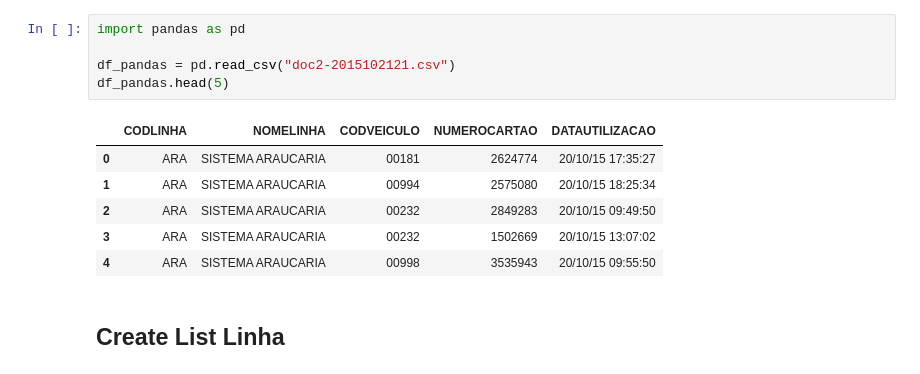
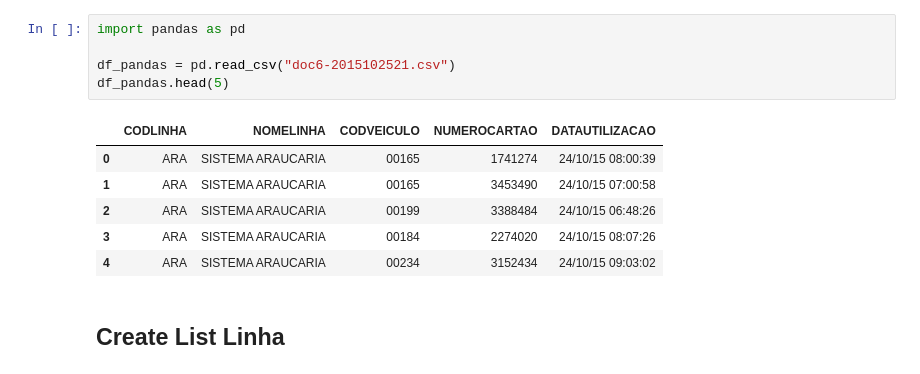
Before and after one commit to Tecnarca/data-quality-analyzer, a Jupyter notebook: Dati-orginali/Conversione file.ipynb, the cells around one changed output. Drawn from its saved outputs; the diff is of its cells as text.

```diff
--- a/Dati-orginali/Conversione file.ipynb
+++ b/Dati-orginali/Conversione file.ipynb
@@ -1,15 +1,15 @@
 # %%
 import pandas as pd
 
-df_pandas = pd.read_csv("doc2-2015102121.csv")
+df_pandas = pd.read_csv("doc6-2015102521.csv")
 df_pandas.head(5)
 # %% [output]
 |  | CODLINHA | NOMELINHA | CODVEICULO | NUMEROCARTAO | DATAUTILIZACAO |
-| 0 | ARA | SISTEMA ARAUCARIA | 00181 | 2624774 | 20/10/15 17:35:27 |
-| 1 | ARA | SISTEMA ARAUCARIA | 00994 | 2575080 | 20/10/15 18:25:34 |
-| 2 | ARA | SISTEMA ARAUCARIA | 00232 | 2849283 | 20/10/15 09:49:50 |
-| 3 | ARA | SISTEMA ARAUCARIA | 00232 | 1502669 | 20/10/15 13:07:02 |
-| 4 | ARA | SISTEMA ARAUCARIA | 00998 | 3535943 | 20/10/15 09:55:50 |
+| 0 | ARA | SISTEMA ARAUCARIA | 00165 | 1741274 | 24/10/15 08:00:39 |
+| 1 | ARA | SISTEMA ARAUCARIA | 00165 | 3453490 | 24/10/15 07:00:58 |
+| 2 | ARA | SISTEMA ARAUCARIA | 00199 | 3388484 | 24/10/15 06:48:26 |
+| 3 | ARA | SISTEMA ARAUCARIA | 00184 | 2274020 | 24/10/15 08:07:26 |
+| 4 | ARA | SISTEMA ARAUCARIA | 00234 | 3152434 | 24/10/15 09:03:02 |
 # %% [markdown]
 ## Create List Linha
 # %%
```
Also changed, not shown: parts of 41 cells of this notebook, 15 other files.
